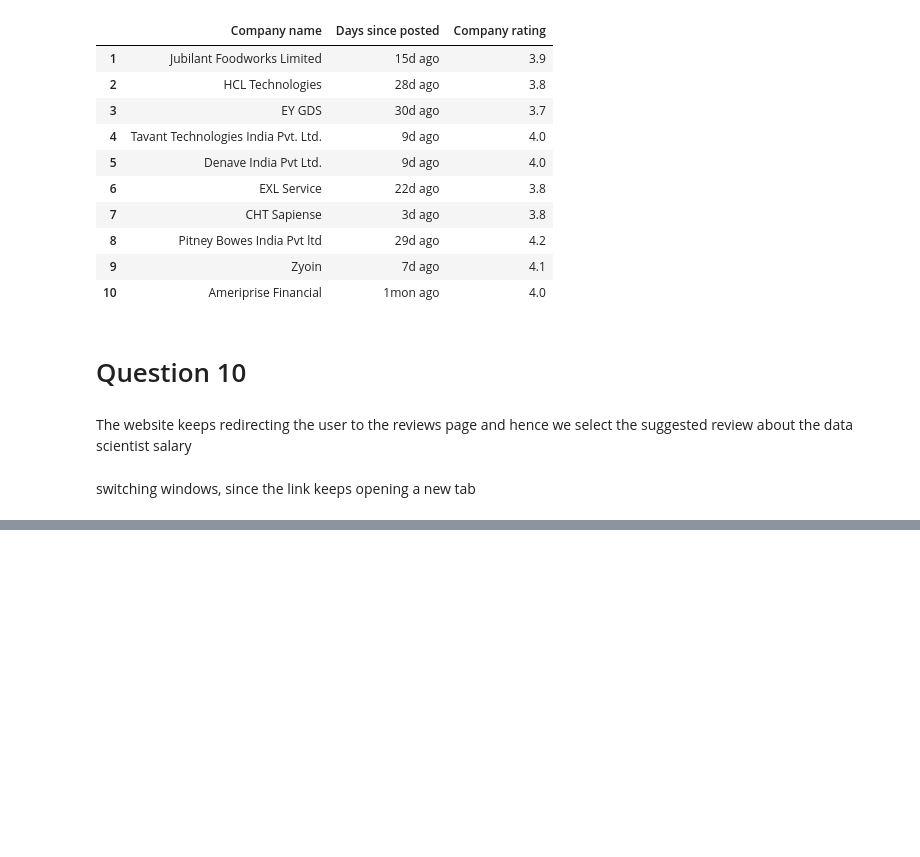
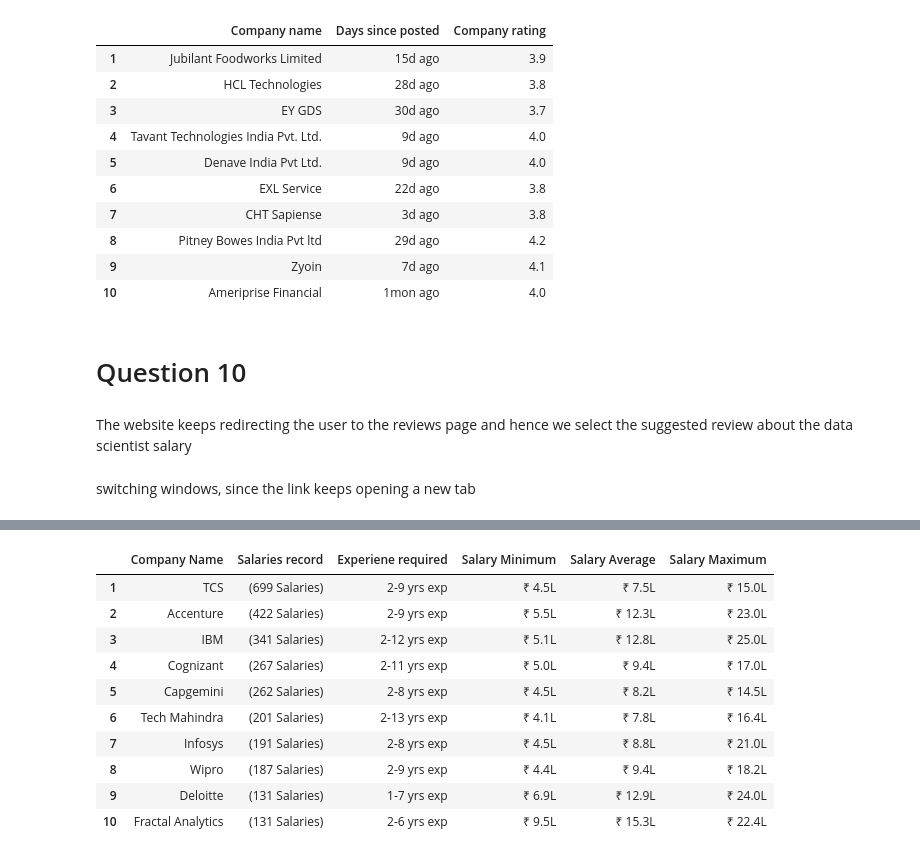
Before and after one commit to zobekenobe/Internship, a Jupyter notebook: Web Scraping Assignment 2 - Selenium.ipynb, the cells around one changed output, grey strips where cells are left out. Drawn from its saved outputs; the diff is of its cells as text; code cells hidden in the pictures; blank space fills up the shorter version.

```diff
--- a/Web Scraping Assignment 2 - Selenium.ipynb
+++ b/Web Scraping Assignment 2 - Selenium.ipynb
@@ -642,0 +632,14 @@ df = pd.DataFrame(data={
+# %%
+df
+# %% [output]
+|  | Company Name | Salaries record | Experiene required | Salary Minimum | Salary Average | Salary Maximum |
+| 1 | TCS | (699 Salaries) | 2-9 yrs exp | ₹ 4.5L | ₹ 7.5L | ₹ 15.0L |
+| 2 | Accenture | (422 Salaries) | 2-9 yrs exp | ₹ 5.5L | ₹ 12.3L | ₹ 23.0L |
+| 3 | IBM | (341 Salaries) | 2-12 yrs exp | ₹ 5.1L | ₹ 12.8L | ₹ 25.0L |
+| 4 | Cognizant | (267 Salaries) | 2-11 yrs exp | ₹ 5.0L | ₹ 9.4L | ₹ 17.0L |
+| 5 | Capgemini | (262 Salaries) | 2-8 yrs exp | ₹ 4.5L | ₹ 8.2L | ₹ 14.5L |
+| 6 | Tech Mahindra | (201 Salaries) | 2-13 yrs exp | ₹ 4.1L | ₹ 7.8L | ₹ 16.4L |
+| 7 | Infosys | (191 Salaries) | 2-8 yrs exp | ₹ 4.5L | ₹ 8.8L | ₹ 21.0L |
+| 8 | Wipro | (187 Salaries) | 2-9 yrs exp | ₹ 4.4L | ₹ 9.4L | ₹ 18.2L |
+| 9 | Deloitte | (131 Salaries) | 1-7 yrs exp | ₹ 6.9L | ₹ 12.9L | ₹ 24.0L |
+| 10 | Fractal Analytics | (131 Salaries) | 2-6 yrs exp | ₹ 9.5L | ₹ 15.3L | ₹ 22.4L |
```
Also changed, not shown: parts of 1 cell of this notebook.
